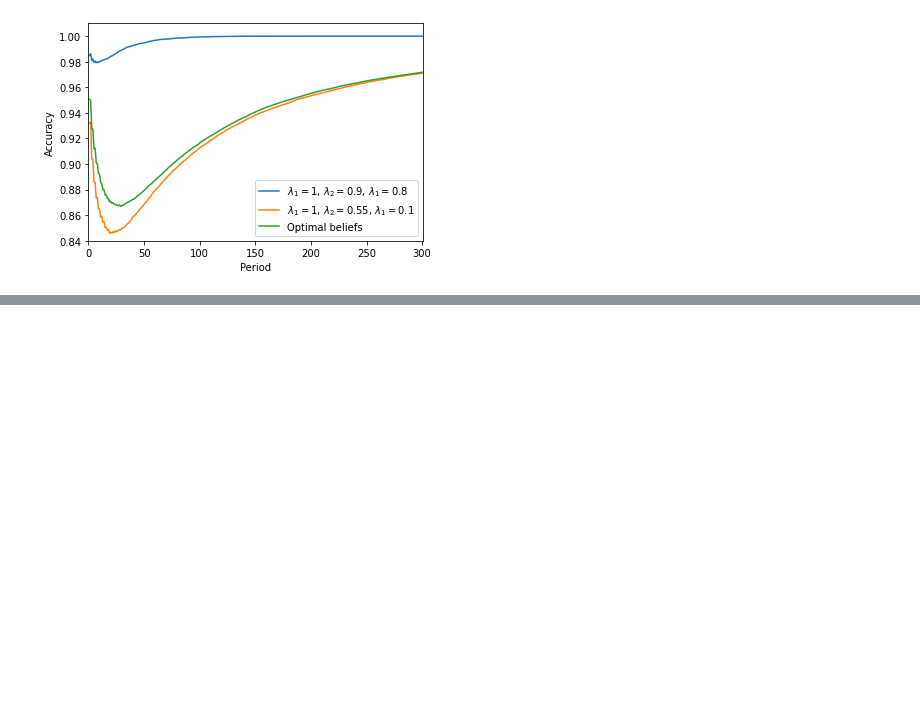
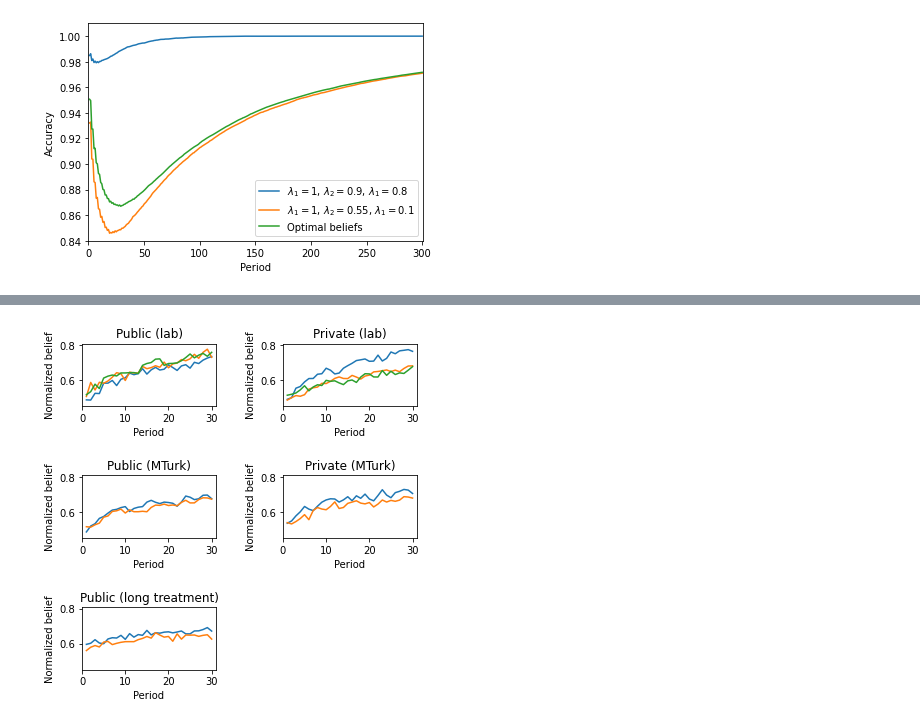
Before and after one commit to pevdokim/Higher-order-Learning, a Jupyter notebook: common_jupyter.ipynb, the cells around one changed output, grey strips where cells are left out. Saved outputs shown, nothing was run; the diff lists cells and outputs as text; code cells hidden in the pictures; blank space fills up the shorter version.

```diff
--- a/common_jupyter.ipynb
+++ b/common_jupyter.ipynb
@@ -363,0 +310,80 @@ plt.show()
+# %%
+import pandas as pd
+from matplotlib import pyplot as plt
+
+# load the data
+
+data = pd.read_csv("data_ee.csv")
+
+# create the normalized beliefs variables
+
+# note second-order beliefs are saved as guess2 in the mturk treatments, so the averaging there needs to be done separately
+
+data["guess_truth"] = data.apply(lambda row: row["guess"] if row["urn"] == 1 else 1-row["guess"], axis=1)
+data["guess2_truth"] = data.apply(lambda row: row["guess2"] if row["urn"] == 1 else 1-row["guess2"], axis=1)
+
+# average the beliefs by treatment, player type, and period
+
+# note that type is meaningless in the mturk treatments, so the averaging there is done separately
+
+data_mean = data.groupby(["mturk", "private", "lon", "gameperiod", "type"]).guess_truth.mean().reset_index()
+mturk_mean = data.groupby(["mturk", "private", "lon", "gameperiod"]).guess_truth.mean().reset_index()
+mturk2_mean = data.groupby(["mturk", "private", "lon", "gameperiod"]).guess2_truth.mean().reset_index()
+
+# ensure that the data are sorted correctly
+
+data_mean.sort_values(by=["mturk", "lon", "private", "type", "gameperiod"]).reset_index()
+mturk_mean.sort_values(by=["mturk", "lon", "private", "gameperiod"]).reset_index()
+mturk2_mean.sort_values(by=["mturk", "lon", "private", "gameperiod"]).reset_index()
+
+# make the plots
+
+plt.figure(figsize=(6, 6))
+plt.subplot(3, 2, 1, title="Public (lab)")
+
+plt.plot(range(1,31), data_mean.guess_truth[(data_mean.mturk==0) & (data_mean.lon==0) & (data_mean.private==0) & (data_mean.type==1)])
+plt.plot(range(1,31), data_mean.guess_truth[(data_mean.mturk==0) & (data_mean.lon==0) & (data_mean.private==0) & (data_mean.type==2)])
+plt.plot(range(1,31), data_mean.guess_truth[(data_mean.mturk==0) & (data_mean.lon==0) & (data_mean.private==0) & (data_mean.type==3)])
+plt.xlabel("Period")
+plt.ylabel("Normalized belief")
+plt.axis([0,31,.45,.81])
+
+plt.subplot(3, 2, 2, title="Private (lab)")
+
+plt.plot(range(1,31), data_mean.guess_truth[(data_mean.mturk==0) & (data_mean.lon==0) & (data_mean.private==1) & (data_mean.type==1)])
+plt.plot(range(1,31), data_mean.guess_truth[(data_mean.mturk==0) & (data_mean.lon==0) & (data_mean.private==1) & (data_mean.type==2)])
+plt.plot(range(1,31), data_mean.guess_truth[(data_mean.mturk==0) & (data_mean.lon==0) & (data_mean.private==1) & (data_mean.type==3)])
+plt.xlabel("Period")
+plt.ylabel("Normalized belief")
+plt.axis([0,31,.45,.81])
+
+plt.subplot(3, 2, 3, title="Public (MTurk)")
+
+plt.plot(range(1,31), mturk_mean.guess_truth[(mturk_mean.mturk==1) & (mturk_mean.lon==0) & (mturk_mean.private==0)])
+plt.plot(range(1,31), mturk2_mean.guess2_truth[(mturk2_mean.mturk==1) & (mturk2_mean.lon==0) & (mturk2_mean.private==0)])
+plt.xlabel("Period")
+plt.ylabel("Normalized belief")
+plt.axis([0,31,.45,.81])
+
+plt.subplot(3, 2, 4, title="Private (MTurk)")
+
+plt.plot(range(1,31), mturk_mean.guess_truth[(mturk_mean.mturk==1) & (mturk_mean.lon==0) & (mturk_mean.private==1)])
+plt.plot(range(1,31), mturk2_mean.guess2_truth[(mturk2_mean.mturk==1) & (mturk2_mean.lon==0) & (mturk2_mean.private==1)])
+plt.xlabel("Period")
+plt.ylabel("Normalized belief")
+plt.axis([0,31,.45,.81])
+
+plt.subplot(3, 2, 5, title="Public (long treatment)")
+
+plt.plot(range(1,31), mturk_mean.guess_truth[(mturk_mean.mturk==1) & (mturk_mean.lon==1) & (mturk_mean.private==0)])
+plt.plot(range(1,31), mturk2_mean.guess2_truth[(mturk2_mean.mturk==1) & (mturk2_mean.lon==1) & (mturk2_mean.private==0)])
+plt.xlabel("Period")
+plt.ylabel("Normalized belief")
+plt.axis([0,31,.45,.81])
+
+plt.subplots_adjust(wspace=.5)
+plt.subplots_adjust(hspace=1.1)
+
+plt.show()
+# %% [output]
+[figure, added]
```
Also changed, not shown: parts of 5 cells of this notebook, 3 other files.
